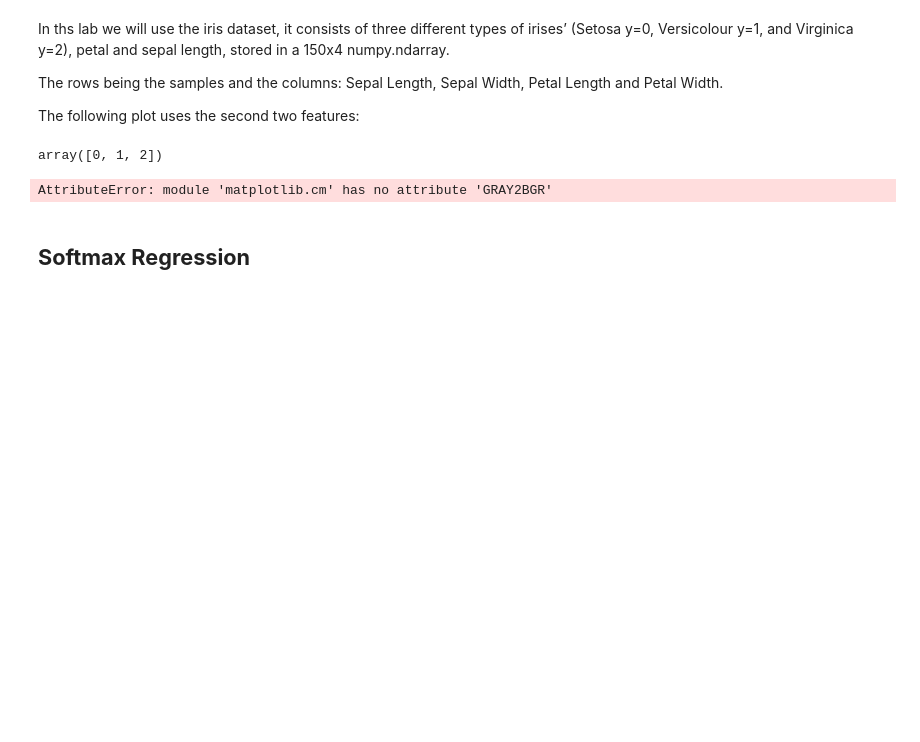
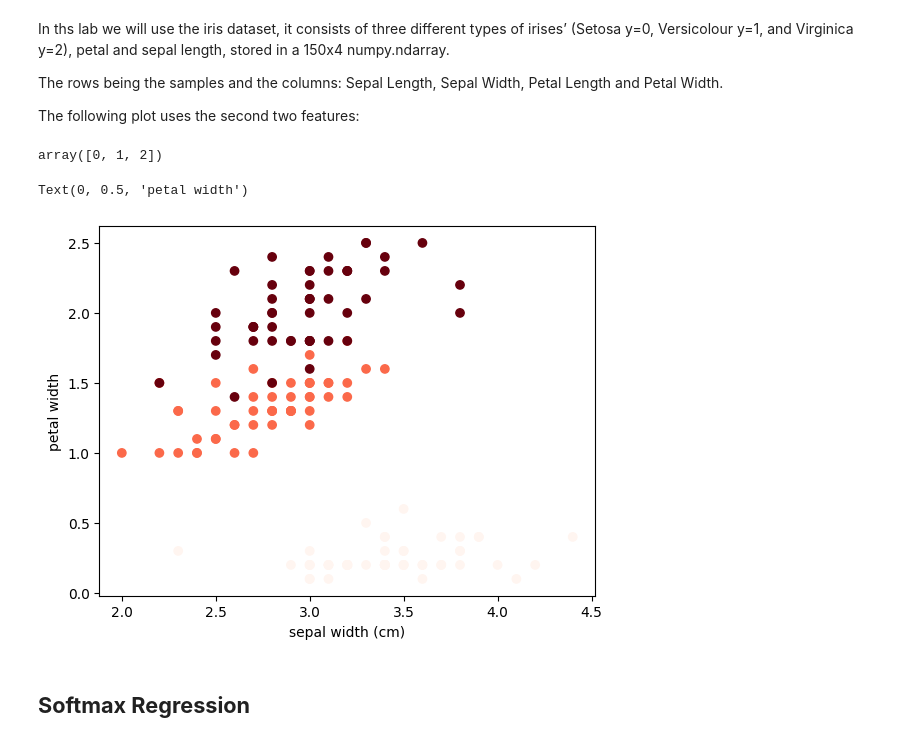
Before and after one commit to Mohamed-Salem-Ali/Machine-Learning, a Jupyter notebook: Machine Learning with Python/Week4/Multi Class Classification/Multi-class_Classification.ipynb, the cells around one changed output. Drawn from its saved outputs; the diff is of its cells as text; code cells hidden in the pictures; blank space fills up the shorter version.

```diff
--- a/Machine Learning with Python/Week4/Multi Class Classification/Multi-class_Classification.ipynb
+++ b/Machine Learning with Python/Week4/Multi Class Classification/Multi-class_Classification.ipynb
@@ -113,11 +113,12 @@ np.unique(y)
 # %% [output]
 array([0, 1, 2])
 # %%
-plt.scatter(X[:, 0], X[:, 1], c=y, cmap=plt.cm.GRAY2BGR)
+plt.scatter(X[:, 0], X[:, 1], c=y, cmap=plt.cm.Reds)
 plt.xlabel("sepal width (cm)")
 plt.ylabel("petal width")
 # %% [output]
-AttributeError: module 'matplotlib.cm' has no attribute 'GRAY2BGR'
+Text(0, 0.5, 'petal width')
+[figure, added]
 # %% [markdown]
 ## **Softmax Regression**
 # %% [markdown]
```
